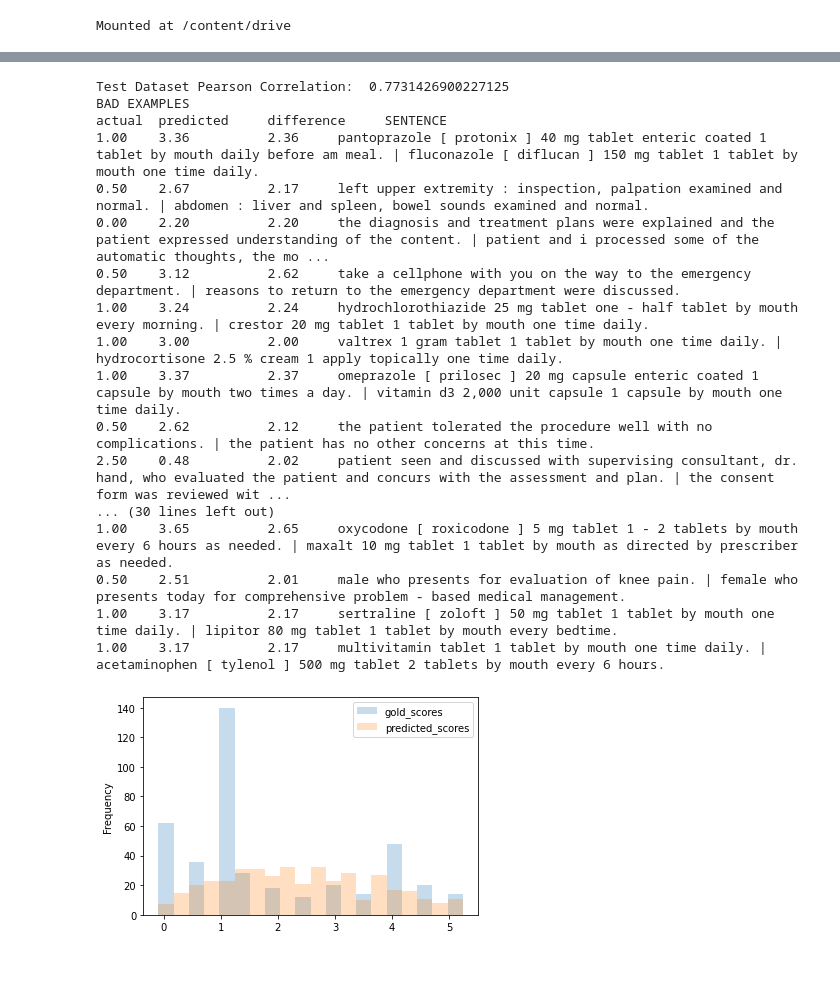
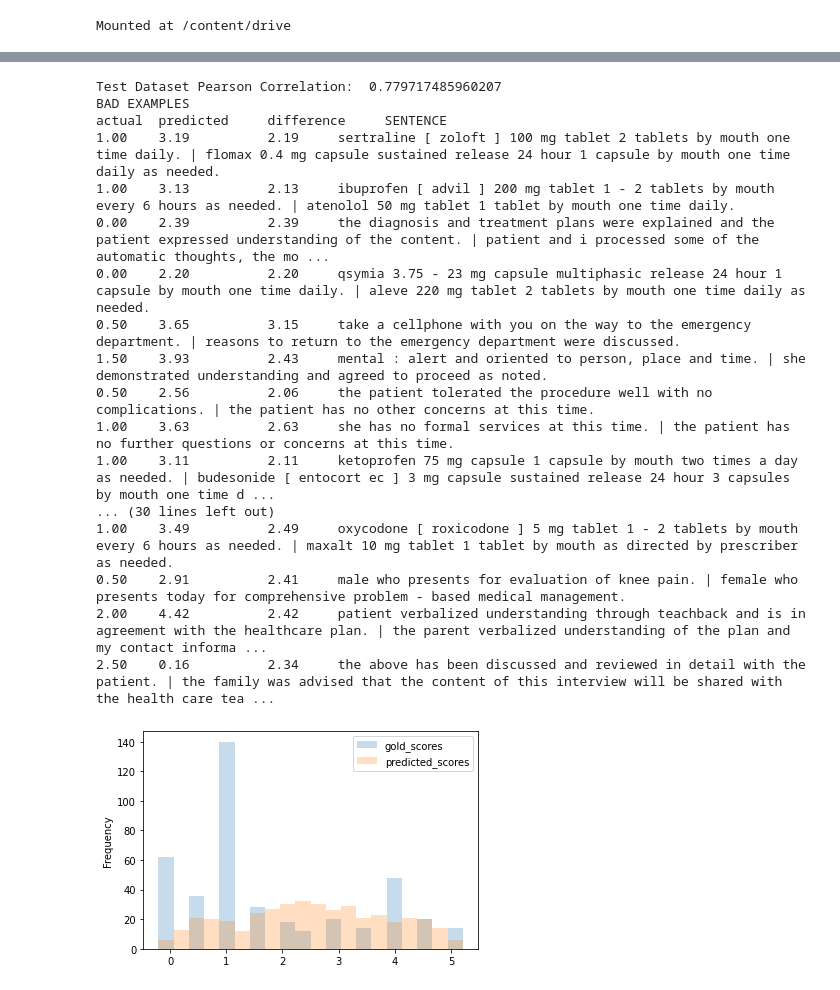
Before and after one commit to sreenivasanramesh/clinical-sts, a Jupyter notebook: phase2/TR_TOKEN_EMB_CUI/test_translated_token_emb.ipynb, the cells around one changed output, grey strips where cells are left out. Saved outputs shown, nothing was run; the diff lists cells and outputs as text; code cells hidden in the pictures.

```diff
--- a/phase2/TR_TOKEN_EMB_CUI/test_translated_token_emb.ipynb
+++ b/phase2/TR_TOKEN_EMB_CUI/test_translated_token_emb.ipynb
@@ -301,35 +303,35 @@ actual  predicted     difference     SENTENCE
 # %%
 tokenizer = BertTokenizer.from_pretrained("/content/drive/My Drive/clinical-sts/bio-bert/", output_hidden_states=True)
 test_dataloader = load_test_data(tokenizer=tokenizer, batch_size=1)
 
-my_bert = torch.load("/content/drive/My Drive/clinical-sts/models/tr-token-dnn-bert-bio-bert-0.9104.pth")
+my_bert = torch.load("/content/drive/My Drive/clinical-sts/models/tr-token-dnn-bert-bio-bert-0.8155.pth")
 my_bert.cuda()
-regression = torch.load("/content/drive/My Drive/clinical-sts/models/tr-token-dnn-regression-bio-bert-0.9104.pth")
+regression = torch.load("/content/drive/My Drive/clinical-sts/models/tr-token-dnn-regression-bio-bert-0.8155.pth")
 
 predictions = get_predictions(my_bert, regression, test_dataloader)
 gs_scores = open("/content/drive/My Drive/clinical-sts/clinicalSTS2019.test.gs.sim.txt", "r")
 actual_scores = [float(x.strip()) for x in gs_scores.readlines()]
 
 evaluate_predictions(predictions, actual_scores, test_dataloader, show_bad_predictions=True, prediction_difference=2.0)
 # %% [output]
-Test Dataset Pearson Correlation:  0.7731426900227125
+Test Dataset Pearson Correlation:  0.779717485960207
 BAD EXAMPLES
 actual  predicted     difference     SENTENCE
-1.00    3.36          2.36     pantoprazole [ protonix ] 40 mg tablet enteric coated 1 tablet by mouth daily before am meal. | fluconazole [ diflucan ] 150 mg tablet 1 tablet by mouth one time daily.
-0.50    2.67          2.17     left upper extremity : inspection, palpation examined and normal. | abdomen : liver and spleen, bowel sounds examined and normal.
-0.00    2.20          2.20     the diagnosis and treatment plans were explained and the patient expressed understanding of the content. | patient and i processed some of the automatic thoughts, the mo ...
-0.50    3.12          2.62     take a cellphone with you on the way to the emergency department. | reasons to return to the emergency department were discussed.
-1.00    3.24          2.24     hydrochlorothiazide 25 mg tablet one - half tablet by mouth every morning. | crestor 20 mg tablet 1 tablet by mouth one time daily.
-1.00    3.00          2.00     valtrex 1 gram tablet 1 tablet by mouth one time daily. | hydrocortisone 2.5 % cream 1 apply topically one time daily.
-1.00    3.37          2.37     omeprazole [ prilosec ] 20 mg capsule enteric coated 1 capsule by mouth two times a day. | vitamin d3 2,000 unit capsule 1 capsule by mouth one time daily.
-0.50    2.62          2.12     the patient tolerated the procedure well with no complications. | the patient has no other concerns at this time.
-2.50    0.48          2.02     patient seen and discussed with supervising consultant, dr. hand, who evaluated the patient and concurs with the assessment and plan. | the consent form was reviewed wit ...
+1.00    3.19          2.19     sertraline [ zoloft ] 100 mg tablet 2 tablets by mouth one time daily. | flomax 0.4 mg capsule sustained release 24 hour 1 capsule by mouth one time daily as needed.
+1.00    3.13          2.13     ibuprofen [ advil ] 200 mg tablet 1 - 2 tablets by mouth every 6 hours as needed. | atenolol 50 mg tablet 1 tablet by mouth one time daily.
+0.00    2.39          2.39     the diagnosis and treatment plans were explained and the patient expressed understanding of the content. | patient and i processed some of the automatic thoughts, the mo ...
+0.00    2.20          2.20     qsymia 3.75 - 23 mg capsule multiphasic release 24 hour 1 capsule by mouth one time daily. | aleve 220 mg tablet 2 tablets by mouth one time daily as needed.
+0.50    3.65          3.15     take a cellphone with you on the way to the emergency department. | reasons to return to the emergency department were discussed.
+1.50    3.93          2.43     mental : alert and oriented to person, place and time. | she demonstrated understanding and agreed to proceed as noted.
+0.50    2.56          2.06     the patient tolerated the procedure well with no complications. | the patient has no other concerns at this time.
+1.00    3.63          2.63     she has no formal services at this time. | the patient has no further questions or concerns at this time.
+1.00    3.11          2.11     ketoprofen 75 mg capsule 1 capsule by mouth two times a day as needed. | budesonide [ entocort ec ] 3 mg capsule sustained release 24 hour 3 capsules by mouth one time d ...
 ... (30 lines left out)
-1.00    3.65          2.65     oxycodone [ roxicodone ] 5 mg tablet 1 - 2 tablets by mouth every 6 hours as needed. | maxalt 10 mg tablet 1 tablet by mouth as directed by prescriber as needed.
-0.50    2.51          2.01     male who presents for evaluation of knee pain. | female who presents today for comprehensive problem - based medical management.
-1.00    3.17          2.17     sertraline [ zoloft ] 50 mg tablet 1 tablet by mouth one time daily. | lipitor 80 mg tablet 1 tablet by mouth every bedtime.
-1.00    3.17          2.17     multivitamin tablet 1 tablet by mouth one time daily. | acetaminophen [ tylenol ] 500 mg tablet 2 tablets by mouth every 6 hours.
+1.00    3.49          2.49     oxycodone [ roxicodone ] 5 mg tablet 1 - 2 tablets by mouth every 6 hours as needed. | maxalt 10 mg tablet 1 tablet by mouth as directed by prescriber as needed.
+0.50    2.91          2.41     male who presents for evaluation of knee pain. | female who presents today for comprehensive problem - based medical management.
+2.00    4.42          2.42     patient verbalized understanding through teachback and is in agreement with the healthcare plan. | the parent verbalized understanding of the plan and my contact informa ...
+2.50    0.16          2.34     the above has been discussed and reviewed in detail with the patient. | the family was advised that the content of this interview will be shared with the health care tea ...
-[figure, old version]
+[figure, new version]
 # %%
 tokenizer = BertTokenizer.from_pretrained("/content/drive/My Drive/clinical-sts/umls-bert/", output_hidden_states=True)
 test_dataloader = load_test_data(tokenizer=tokenizer, batch_size=1)
```
Also changed, not shown: parts of 4 cells of this notebook, 4 other files.
